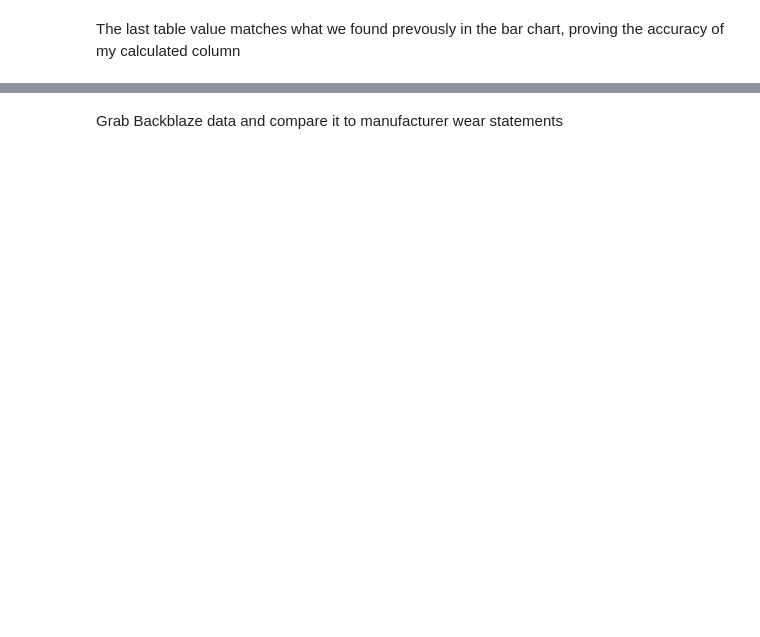
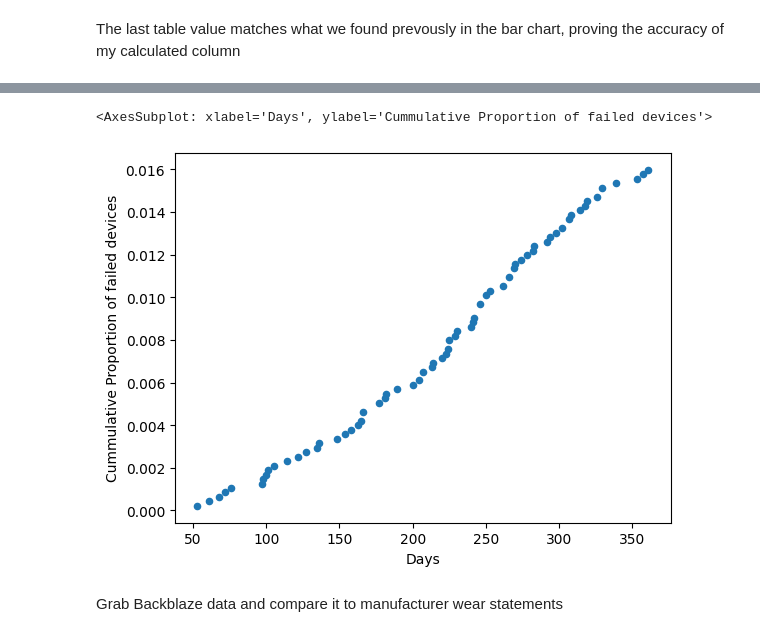
Before and after one commit to football3o/cs105_final, a Jupyter notebook: Final_Project.ipynb, the cells around one changed output, grey strips where cells are left out. Saved outputs shown, nothing was run; the diff lists cells and outputs as text; code cells hidden in the pictures; blank space fills up the shorter version.

```diff
--- a/Final_Project.ipynb
+++ b/Final_Project.ipynb
@@ -237,0 +308,8 @@ y_new_.plot.line(color='red')
+# %%
+#take the failed rows and divide their count by the days it took for a failure.
+array2 = field_data_failed['Count']/(field_data_failed['Days']/365)
+field_data_failed['Failures Per Year'] = array2
+field_data_failed['Wear FPY'] =   field_data_failed[field_data_failed["Failure Mode"]=="Wear"]["Failures Per Year"]
+field_data_failed['Cracked FPY'] = field_data_failed[field_data_failed["Failure Mode"]=="Cracked"]['Failures Per Year']
+field_data_failed = field_data_failed.fillna(0)
+field_data_failed.tail()
@@ -237,0 +352,7 @@ y_new_.plot.line(color='red')
+# %%
+
+field_data_failed["Days"].value_counts()
+#create scatter plot with days on x axis and number of failures on y axis, may need to combine repeated days because
+#first create a new dataframe with just the days, count, and failures per year
+fail_df_new2 = field_data_failed[["Days","Count", "Failures Per Year"]].copy()
+fail_df_new2
@@ -237,0 +373,6 @@ y_new_.plot.line(color='red')
+# %%
+fail_df_new2 = fail_df_new2.groupby(fail_df_new2.Days).sum()
+fail_df_new2.index.values
+
+fail_df_new2["Total Fails so far"] = fail_df_new2["Count"].cumsum(axis=0)
+fail_df_new2
@@ -237,0 +394,5 @@ y_new_.plot.line(color='red')
+# %%
+#add new column for percentages
+fail_df_new2["Cummulative Proportion of failed devices"] = fail_df_new2["Total Fails so far"]/(test["Count"].sum())
+fail_df_new2["Days"] = fail_df_new2.index
+fail_df_new2
@@ -238,3 +414,10 @@ y_new_.plot.line(color='red')
+# %%
+fail_df_new2_train = fail_df_new2.loc[:365].copy()
+fail_df_new2_test = fail_df_new2.loc[365:].copy()
+fail_df_new2_train.plot.scatter(x="Days", y="Cummulative Proportion of failed devices")
+# %% [output]
+<AxesSubplot: xlabel='Days', ylabel='Cummulative Proportion of failed devices'>
+[figure, added]
 # %% [markdown]
 Grab Backblaze data and compare it to manufacturer wear statements
 # %%
```
Also changed, not shown: parts of 21 cells of this notebook.
